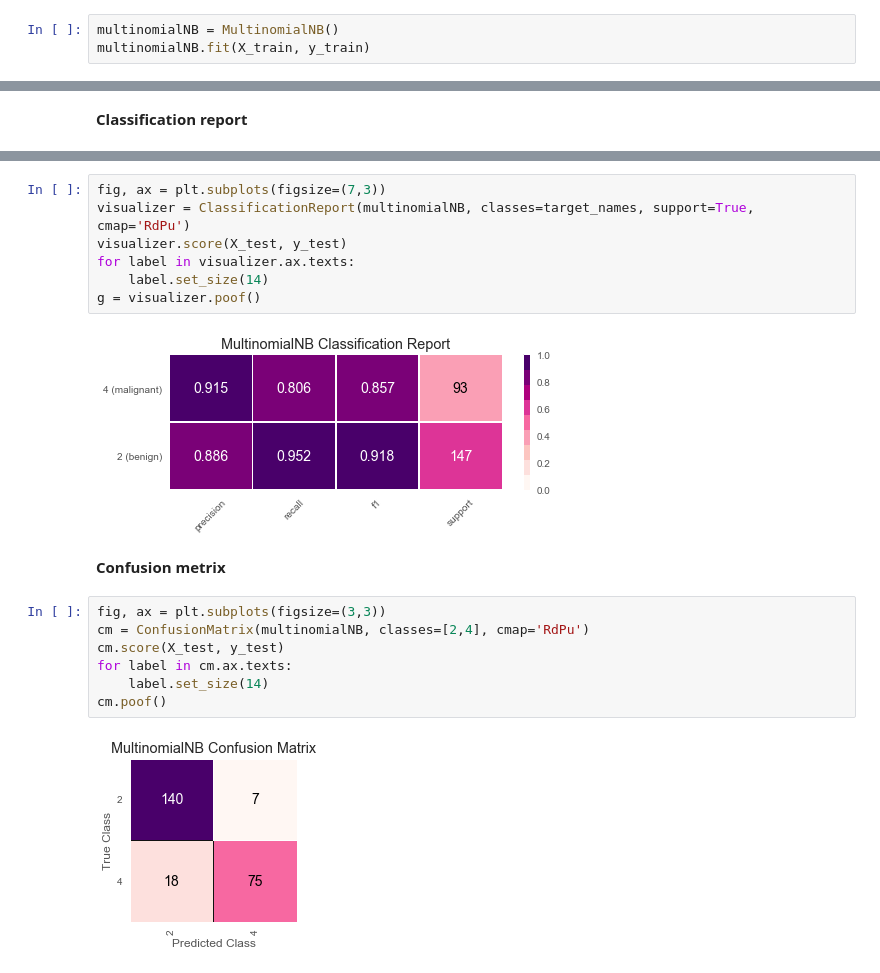
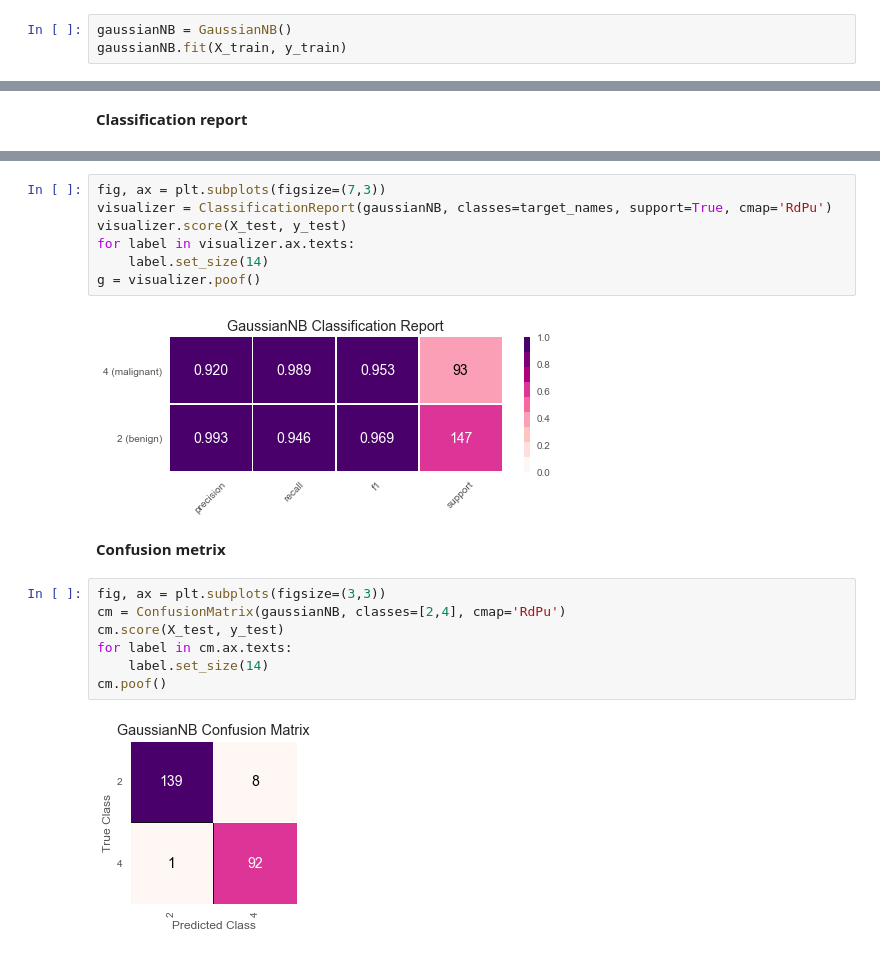
Before and after one commit to PraAnj/classification_breast_cancer, a Jupyter notebook: src/naive_bayes.ipynb, the cells around one changed output, grey strips where cells are left out. Saved outputs shown, nothing was run; the diff lists cells and outputs as text.

Commit message:
GaussianNB is replaced MultiNomialNB model and updated comparison
Signed-off-by: Prageeth Anjula <prageethanjula@gmail.com>

```diff
--- a/src/naive_bayes.ipynb
+++ b/src/naive_bayes.ipynb
@@ -78,4 +78,4 @@ print (str(X_test.shape) +","+ str(y_test.shape))
 # %%
-multinomialNB = MultinomialNB()
-multinomialNB.fit(X_train, y_train)
+gaussianNB = GaussianNB()
+gaussianNB.fit(X_train, y_train)
 # %% [output]
@@ -104,20 +104,20 @@ print(metrics.classification_report(y_test,predictions, target_names=target_name
 # %%
 fig, ax = plt.subplots(figsize=(7,3))
-visualizer = ClassificationReport(multinomialNB, classes=target_names, support=True, cmap='RdPu')
+visualizer = ClassificationReport(gaussianNB, classes=target_names, support=True, cmap='RdPu')
 visualizer.score(X_test, y_test)
 for label in visualizer.ax.texts:
     label.set_size(14)
 g = visualizer.poof()
 # %% [output]
-[figure, old version]
+[figure, new version]
 # %% [markdown]
 **Confusion metrix**
 # %%
 fig, ax = plt.subplots(figsize=(3,3))
-cm = ConfusionMatrix(multinomialNB, classes=[2,4], cmap='RdPu')
+cm = ConfusionMatrix(gaussianNB, classes=[2,4], cmap='RdPu')
 cm.score(X_test, y_test)
 for label in cm.ax.texts:
     label.set_size(14)
 cm.poof()
 # %% [output]
-[figure, old version]
+[figure, new version]
```
Also changed, not shown: parts of 8 cells of this notebook, 2 other files.
